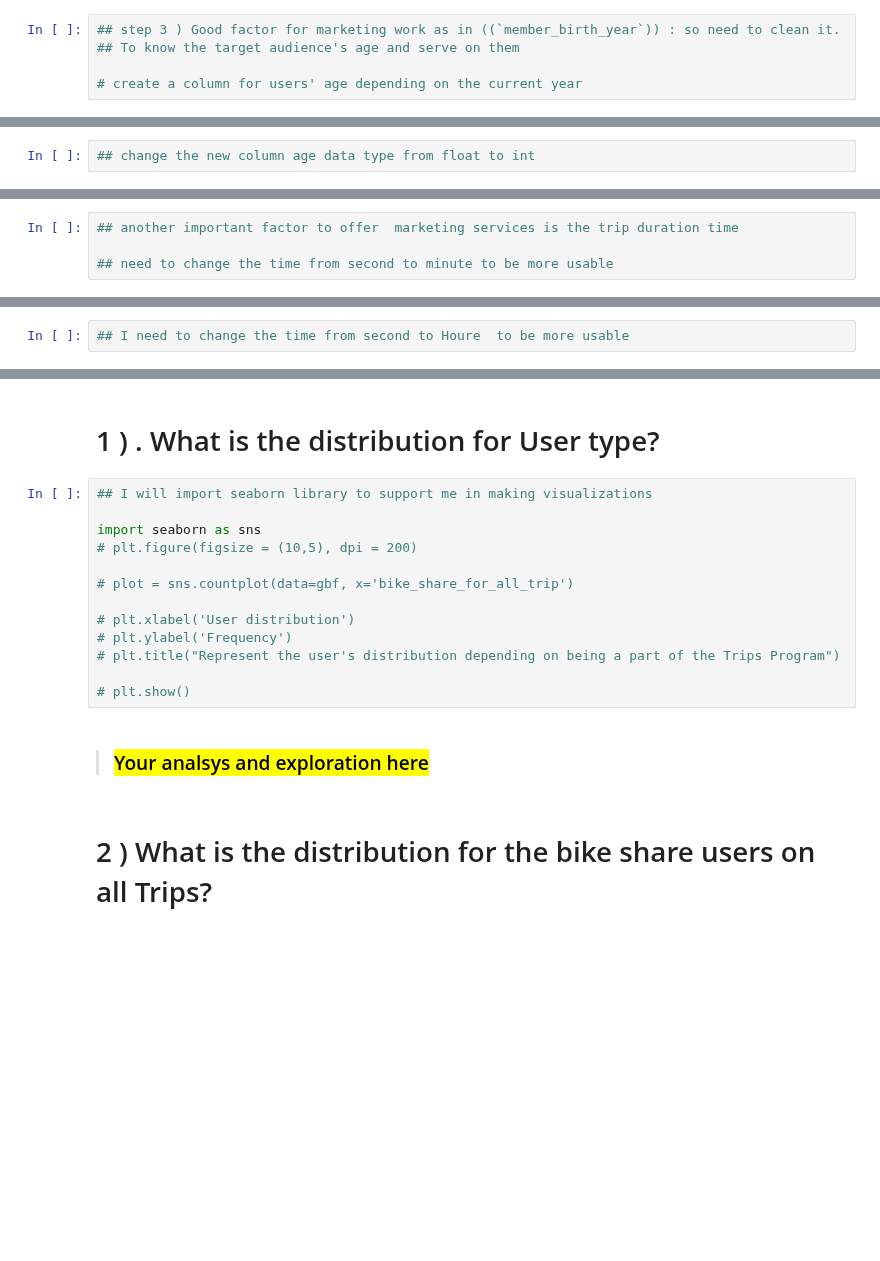
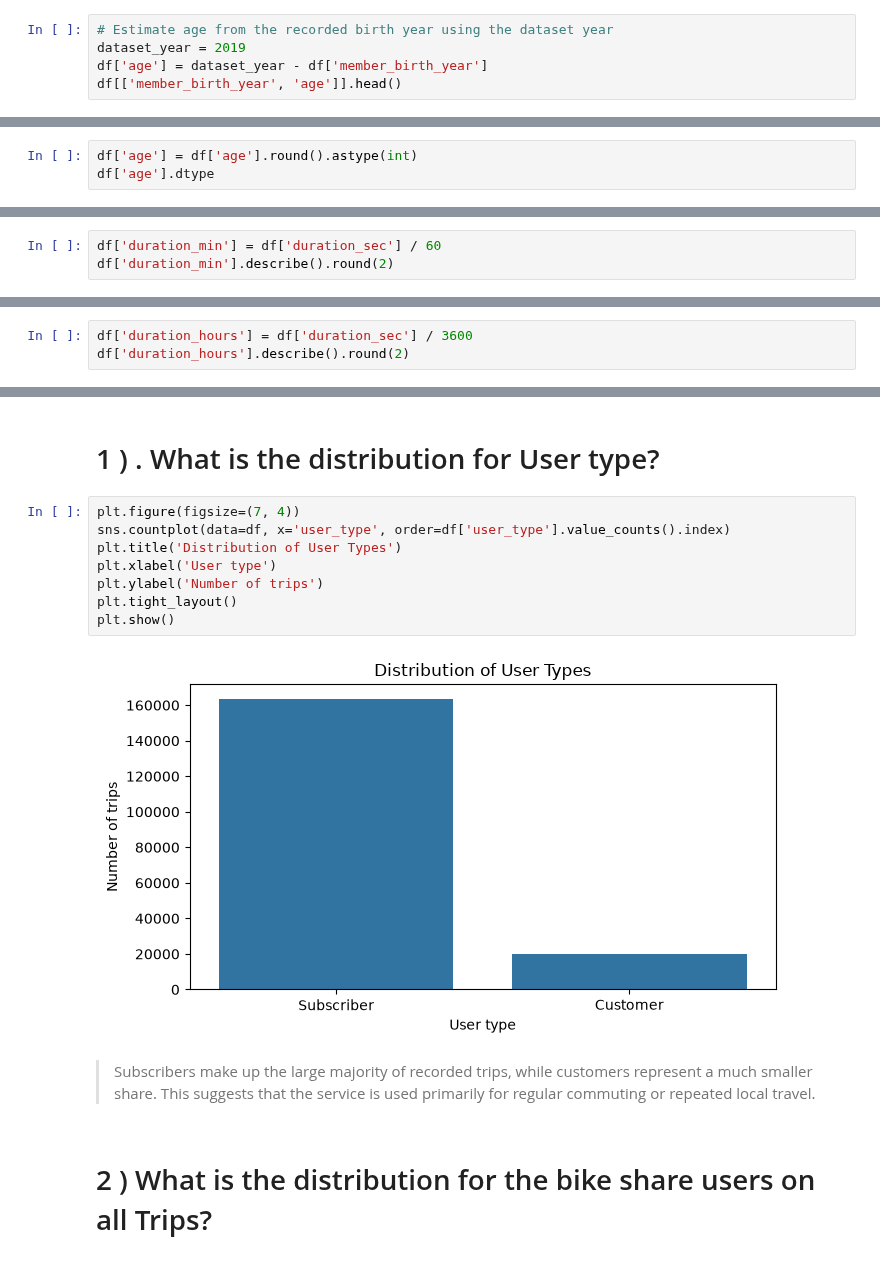
Before and after one commit to Mohamad-Hisham/ML-DEPI, a Jupyter notebook: src/DA/Final project/datasciece-Final-Project.ipynb, the cells around one changed output, grey strips where cells are left out. Cells and saved outputs as stored; diff of their text form; blank space fills up the shorter version.

```diff
--- a/src/DA/Final project/datasciece-Final-Project.ipynb
+++ b/src/DA/Final project/datasciece-Final-Project.ipynb
@@ -256,5 +402,5 @@ import seaborn as sb
 # %%
-## step 3 ) Good factor for marketing work as in ((`member_birth_year`)) : so need to clean it.
-## To know the target audience's age and serve on them
-
-# create a column for users' age depending on the current year
+# Estimate age from the recorded birth year using the dataset year
+dataset_year = 2019
+df['age'] = dataset_year - df['member_birth_year']
+df[['member_birth_year', 'age']].head()
@@ -263,2 +426,3 @@ import seaborn as sb
 # %%
-## change the new column age data type from float to int
+df['age'] = df['age'].round().astype(int)
+df['age'].dtype
@@ -267,4 +438,3 @@ import seaborn as sb
 # %%
-## another important factor to offer  marketing services is the trip duration time
-
-## need to change the time from second to minute to be more usable
+df['duration_min'] = df['duration_sec'] / 60
+df['duration_min'].describe().round(2)
@@ -271,2 +451,3 @@ import seaborn as sb
 # %%
-## I need to change the time from second to Houre  to be more usable
+df['duration_hours'] = df['duration_sec'] / 3600
+df['duration_hours'].describe().round(2)
@@ -286,20 +486,17 @@ and prepare yourself to look at relationships between variables.
 
 # <a id="1"> 1 ) . What is the distribution for User type?</a>
 # %%
-## I will import seaborn library to support me in making visualizations
-
-import seaborn as sns
-# plt.figure(figsize = (10,5), dpi = 200)
-
-# plot = sns.countplot(data=gbf, x='bike_share_for_all_trip')
-
-# plt.xlabel('User distribution')
-# plt.ylabel('Frequency')
-# plt.title("Represent the user's distribution depending on being a part of the Trips Program")
-
-# plt.show()
+plt.figure(figsize=(7, 4))
+sns.countplot(data=df, x='user_type', order=df['user_type'].value_counts().index)
+plt.title('Distribution of User Types')
+plt.xlabel('User type')
+plt.ylabel('Number of trips')
+plt.tight_layout()
+plt.show()
+# %% [output]
+[figure, added]
 # %% [markdown]
-> ### <mark>Your analsys and exploration here </mark>
+> Subscribers make up the large majority of recorded trips, while customers represent a much smaller share. This suggests that the service is used primarily for regular commuting or repeated local travel.
 # %% [markdown]
 # <a id="2"> 2 ) What is the distribution for the bike share users on all Trips?</a>
 # %% [markdown]
```
Also changed, not shown: parts of 61 cells of this notebook, 5 other files.
